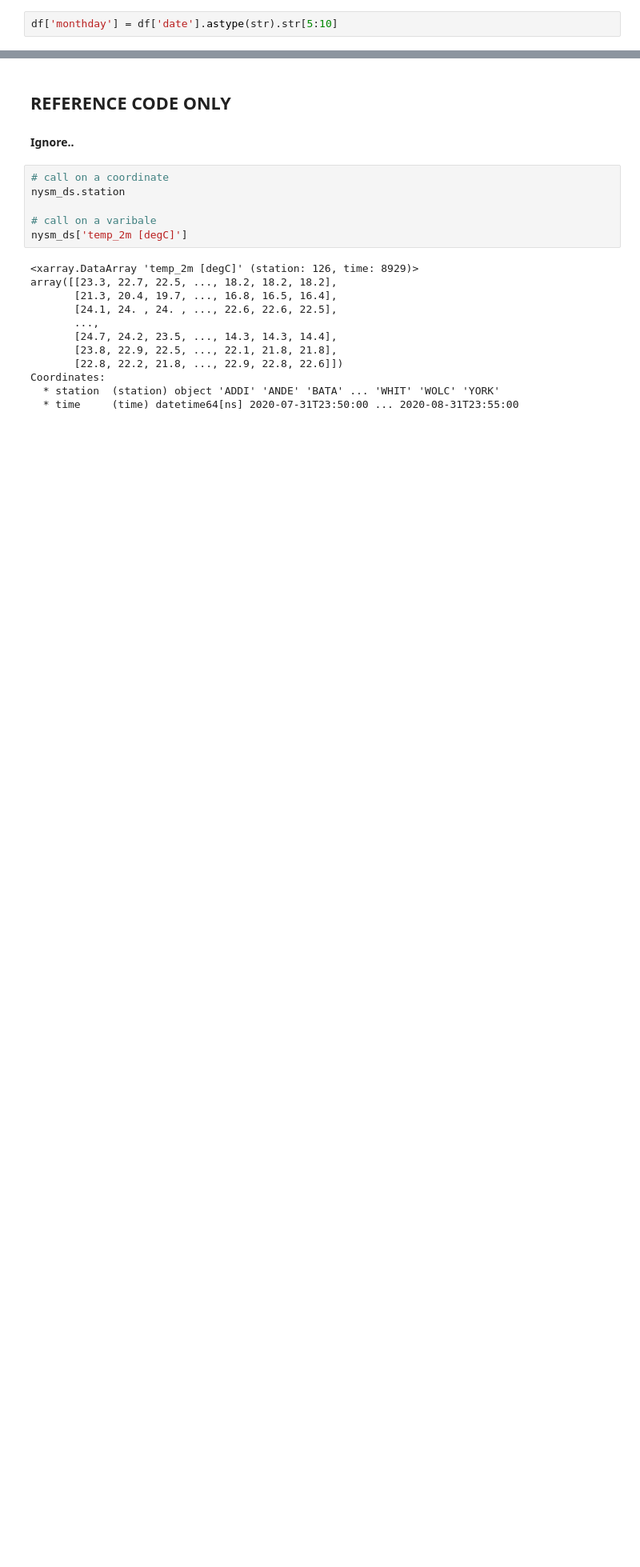
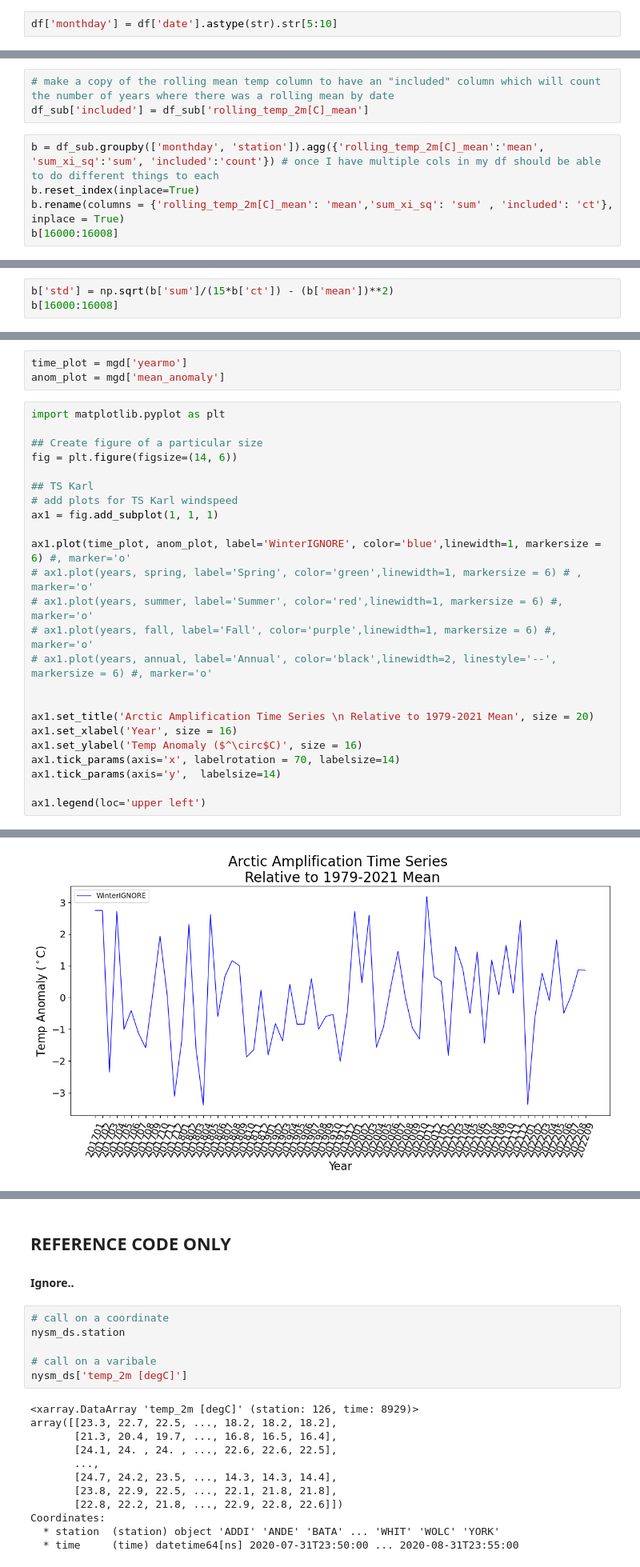
Before and after one commit to cgsutter/ATM622-General-Circulation, a Jupyter notebook: testing/NYSM_trends.ipynb, the cells around one changed output, grey strips where cells are left out. Shown at 80% size. Drawn from its saved outputs; the diff is of its cells as text; blank space fills up the shorter version.

```diff
--- a/testing/NYSM_trends.ipynb
+++ b/testing/NYSM_trends.ipynb
@@ -364,0 +676,8 @@ df_final[170000:170007]
+# %%
+# make a copy of the rolling mean temp column to have an "included" column which will count the number of years where there was a rolling mean by date
+df_sub['included'] = df_sub['rolling_temp_2m[C]_mean']
+# %%
+b = df_sub.groupby(['monthday', 'station']).agg({'rolling_temp_2m[C]_mean':'mean', 'sum_xi_sq':'sum', 'included':'count'}) # once I have multiple cols in my df should be able to do different things to each
+b.reset_index(inplace=True)
+b.rename(columns = {'rolling_temp_2m[C]_mean': 'mean','sum_xi_sq': 'sum' , 'included': 'ct'}, inplace = True)
+b[16000:16008]
@@ -364,0 +700,3 @@ df_final[170000:170007]
+# %%
+b['std'] = np.sqrt(b['sum']/(15*b['ct']) - (b['mean'])**2)
+b[16000:16008]
@@ -364,0 +1086,28 @@ df_final[170000:170007]
+# %%
+time_plot = mgd['yearmo']
+anom_plot = mgd['mean_anomaly']
+# %%
+import matplotlib.pyplot as plt
+
+## Create figure of a particular size
+fig = plt.figure(figsize=(14, 6))
+
+## TS Karl
+# add plots for TS Karl windspeed
+ax1 = fig.add_subplot(1, 1, 1)
+
+ax1.plot(time_plot, anom_plot, label='WinterIGNORE', color='blue',linewidth=1, markersize = 6) #, marker='o'
+# ax1.plot(years, spring, label='Spring', color='green',linewidth=1, markersize = 6) # , marker='o'
+# ax1.plot(years, summer, label='Summer', color='red',linewidth=1, markersize = 6) #, marker='o'
+# ax1.plot(years, fall, label='Fall', color='purple',linewidth=1, markersize = 6) #, marker='o'
+# ax1.plot(years, annual, label='Annual', color='black',linewidth=2, linestyle='--', markersize = 6) #, marker='o'
+
+
+ax1.set_title('Arctic Amplification Time Series \n Relative to 1979-2021 Mean', size = 20)
+ax1.set_xlabel('Year', size = 16)
+ax1.set_ylabel('Temp Anomaly ($^\circ$C)', size = 16)
+ax1.tick_params(axis='x', labelrotation = 70, labelsize=14)
+ax1.tick_params(axis='y',  labelsize=14)
+
+ax1.legend(loc='upper left')
+# %% [output]
@@ -364,0 +1115 @@ df_final[170000:170007]
+[figure, added]
```
Also changed, not shown: parts of 140 cells of this notebook, 1 other file.
